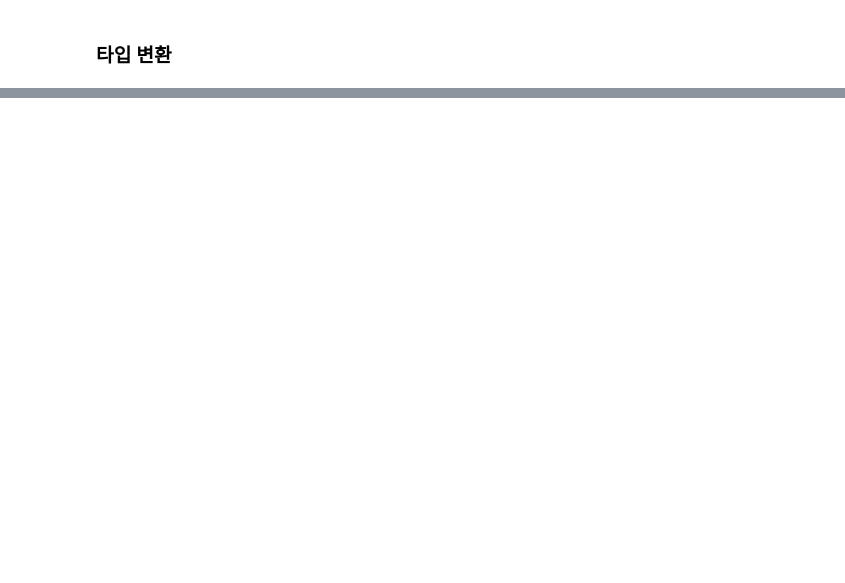
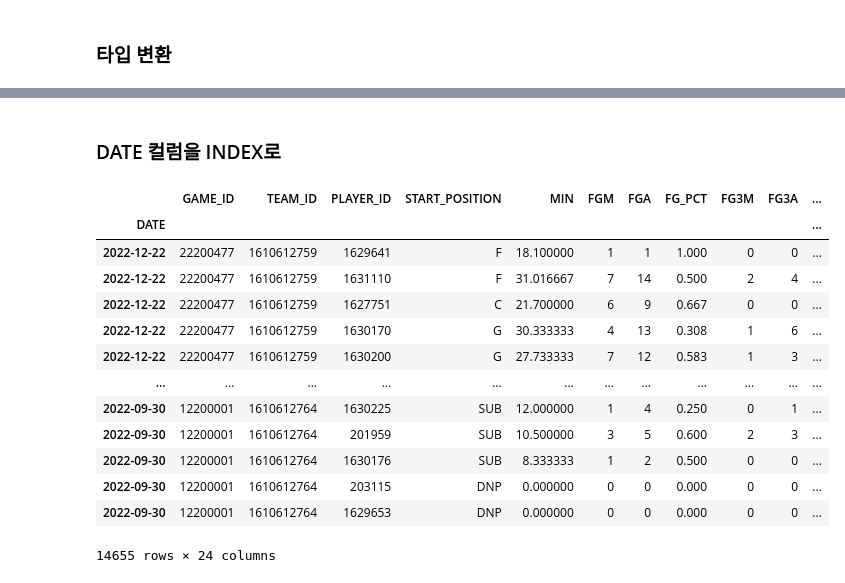
Before and after one commit to cye2020/Project1, a Jupyter notebook: src/preprocess.ipynb, the cells around one changed output, grey strips where cells are left out. Drawn from its saved outputs; the diff is of its cells as text; code cells hidden in the pictures; blank space fills up the shorter version.

```diff
--- a/src/preprocess.ipynb
+++ b/src/preprocess.ipynb
@@ -123,0 +222,6 @@ ranking_season2022
+# %%
+# MIN이 0이면 DNP로 대체
+games_details_season2022.loc[games_details_season2022['MIN'] == 0, 'START_POSITION'] = 'DNP'
+
+# START_POSITION이 NULL이면 SUB로 대체
+games_details_season2022['START_POSITION'].fillna('SUB')
@@ -124,2 +240,5 @@ ranking_season2022
+# %%
+# DNP들의 스탯은 0으로 한다.
+games_details_season2022.fillna(0, inplace=True)
 # %% [markdown]
 ### 타입 변환
@@ -142,0 +350,6 @@ games_details_2022[games_details_2022['GAME_DATE_EST'].dt.year == 2022]
+# %%
+int_cols = ['FGM', 'FGA', 'FG3M', 'FG3A', 'FTM', 'FTA', 'OREB', 'REB', 'AST', 'STL', 'BLK', 'TO', 'PF', 'PTS', 'PLUS_MINUS']
+type_dict = {col: int for col in int_cols}
+type_dict['START_POSITION'] = 'category'
+games_details_season2022 = games_details_season2022.astype(type_dict)
+games_details_season2022.dtypes
@@ -142,0 +415,23 @@ games_details_2022[games_details_2022['GAME_DATE_EST'].dt.year == 2022]
+# %% [markdown]
+### DATE 컬럼을 INDEX로
+# %%
+games_details_season2022.set_index('DATE', inplace=True)
+games_season2022.set_index('DATE', inplace=True)
+ranking_season2022.set_index('DATE', inplace=True)
+# %%
+games_details_season2022
+# %% [output]
+|  | GAME_ID | TEAM_ID | PLAYER_ID | START_POSITION | MIN | FGM | FGA | FG_PCT | FG3M | FG3A | ... |
+| DATE |  |  |  |  |  |  |  |  |  |  | ... |
+| 2022-12-22 | 22200477 | 1610612759 | 1629641 | F | 18.100000 | 1 | 1 | 1.000 | 0 | 0 | ... |
+| 2022-12-22 | 22200477 | 1610612759 | 1631110 | F | 31.016667 | 7 | 14 | 0.500 | 2 | 4 | ... |
+| 2022-12-22 | 22200477 | 1610612759 | 1627751 | C | 21.700000 | 6 | 9 | 0.667 | 0 | 0 | ... |
+| 2022-12-22 | 22200477 | 1610612759 | 1630170 | G | 30.333333 | 4 | 13 | 0.308 | 1 | 6 | ... |
+| 2022-12-22 | 22200477 | 1610612759 | 1630200 | G | 27.733333 | 7 | 12 | 0.583 | 1 | 3 | ... |
+| ... | ... | ... | ... | ... | ... | ... | ... | ... | ... | ... | ... |
+| 2022-09-30 | 12200001 | 1610612764 | 1630225 | SUB | 12.000000 | 1 | 4 | 0.250 | 0 | 1 | ... |
+| 2022-09-30 | 12200001 | 1610612764 | 201959 | SUB | 10.500000 | 3 | 5 | 0.600 | 2 | 3 | ... |
+| 2022-09-30 | 12200001 | 1610612764 | 1630176 | SUB | 8.333333 | 1 | 2 | 0.500 | 0 | 0 | ... |
+| 2022-09-30 | 12200001 | 1610612764 | 203115 | DNP | 0.000000 | 0 | 0 | 0.000 | 0 | 0 | ... |
+| 2022-09-30 | 12200001 | 1610612764 | 1629653 | DNP | 0.000000 | 0 | 0 | 0.000 | 0 | 0 | ... |
+14655 rows × 24 columns
```
Also changed, not shown: parts of 32 cells of this notebook.
